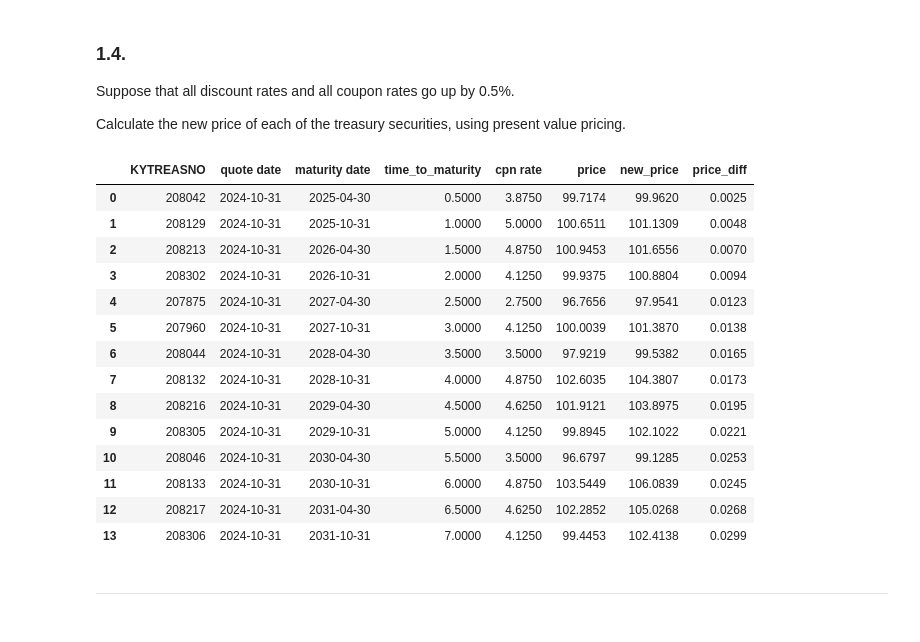
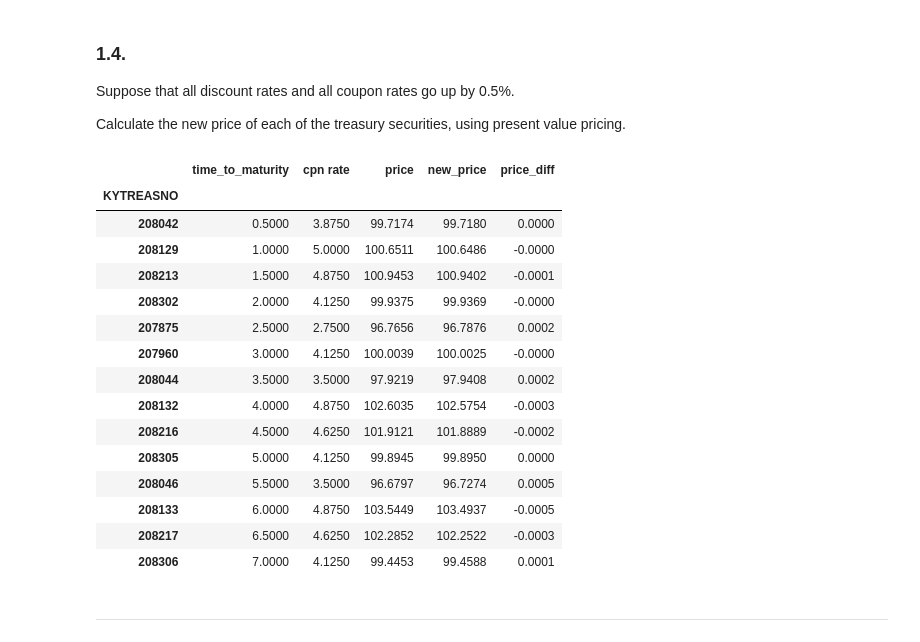
Before and after one commit to Scheffer888/finm-fixedincome-2025, a Jupyter notebook: homework/Homework 1 (Eduardo).ipynb, the cells around one changed output. Drawn from its saved outputs; the diff is of its cells as text; code cells hidden in the pictures.

```diff
--- a/homework/Homework 1 (Eduardo).ipynb
+++ b/homework/Homework 1 (Eduardo).ipynb
@@ -65,5 +70,5 @@ FILE_PATH = Path(config.DATA_DIR) / f"treasury_quotes_{QUOTE_DATE}.xlsx"
 # %%
 # Extract data:
-treasuries_df = pd.read_excel(FILE_PATH, sheet_name='selected quotes')
+treasuries_df = pd.read_excel(FILE_PATH, sheet_name='selected quotes', index_col=0)
 treasuries_df.head()
 # %% [output]
@@ -86,7 +92,7 @@ print(f'Analysis based on quotes from: {pd.to_datetime(t_curr_date):%Y-%m-%d}')
 Analysis based on quotes from: 2024-10-31
 # %%
 # Calculate cash flow matrix
-cf = calc_cashflows(treasuries_df)
+cf = calc_treasury_cashflows(treasuries_df)
 display(cf.head())
 
 # Adjust oct-30 to oct-31
@@ -103,7 +109,6 @@ for year in years:
         cf.rename(columns={coupon_col: principal_col}, inplace=True)
 
 print("\nDates-adjusted cashflow map:")
-display(cf.head())
-display(cf.tail())
+display(cf)
 # %% [output]
 |  | 2025-04-30 | 2025-10-30 | 2025-10-31 | 2026-04-30 | 2026-10-30 | 2026-10-31 | 2027-04-30 | 2027-10-30 | ... |
@@ -151,6 +184,5 @@ Make another plot, this time with the vertical axis displaying the
 # %%
-current_date = treasuries_df.loc[0, 'quote date']
-time_to_maturity = cf.columns - current_date
+time_to_maturity = cf.columns - t_curr_date
 time_to_maturity = np.round(time_to_maturity.days / 365, 2)
 
 fig = px.line(
@@ -161,11 +193,15 @@ fig = px.line(
 )
 fig.update_layout(
     showlegend=False,
-    yaxis_tickformat=".2f",
+    yaxis=dict(
+        tickformat=".4f",
+        gridcolor='lightgrey',
+        showgrid=True  # Ensure grid is enabled on the y-axis
+    )
 )
 fig.show()
 # %%
-int_rates = discount_to_int_rate(discount=z, time_to_maturity=time_to_maturity, n_compound=2)
+int_rates = discount_to_int_rate(discount=z, time_to_maturity=time_to_maturity, n_compound=COMPOUNDING_FREQ)
 
 fig = px.line(
     int_rates,
@@ -174,7 +210,11 @@ fig = px.line(
 )
 fig.update_layout(
     showlegend=False,
-    yaxis_tickformat=".2%",
+    yaxis=dict(
+        tickformat=".4f",
+        gridcolor='lightgrey',
+        showgrid=True  # Ensure grid is enabled on the y-axis
+    )
 )
 fig.show()
 # %% [markdown]
@@ -184,30 +224,33 @@ Suppose that all discount rates and all coupon rates go up by 0.5\%.
 
 Calculate the new price of each of the treasury securities, using present value pricing.
 # %%
-int_rates_up = (int_rates + 0.005).to_numpy().flatten()
-z_up = (int_rate_to_discount(interest_rate=int_rates_up, time_to_maturity=time_to_maturity, n_compound=2)).to_numpy()
-cf_up = (cf.where(cf == 0, cf + 0.5)).to_numpy()
+rADJ = .005
+
+int_rates_up = (int_rates + rADJ).to_numpy().flatten()
+z_up = (int_rate_to_discount(interest_rate=int_rates_up, time_to_maturity=time_to_maturity, n_compound=COMPOUNDING_FREQ)).to_numpy()
+cf_up = (cf.where(cf == 0, cf + rADJ/2*100)).to_numpy()
 
 treasuries_df['new_price'] = np.dot(cf_up, z_up).flatten()
 treasuries_df['price_diff'] = (treasuries_df['new_price'] - treasuries_df['price']) / treasuries_df['price']
 treasuries_df['time_to_maturity'] = time_to_maturity
-display(treasuries_df[['KYTREASNO', 'quote date', 'maturity date', 'time_to_maturity', 'cpn rate', 'price', 'new_price', 'price_diff']])
+display(treasuries_df[['time_to_maturity', 'cpn rate', 'price', 'new_price', 'price_diff']])
 # %% [output]
-|  | KYTREASNO | quote date | maturity date | time_to_maturity | cpn rate | price | new_price | price_diff |
-| 0 | 208042 | 2024-10-31 | 2025-04-30 | 0.5000 | 3.8750 | 99.7174 | 99.9620 | 0.0025 |
-| 1 | 208129 | 2024-10-31 | 2025-10-31 | 1.0000 | 5.0000 | 100.6511 | 101.1309 | 0.0048 |
-| 2 | 208213 | 2024-10-31 | 2026-04-30 | 1.5000 | 4.8750 | 100.9453 | 101.6556 | 0.0070 |
-| 3 | 208302 | 2024-10-31 | 2026-10-31 | 2.0000 | 4.1250 | 99.9375 | 100.8804 | 0.0094 |
-| 4 | 207875 | 2024-10-31 | 2027-04-30 | 2.5000 | 2.7500 | 96.7656 | 97.9541 | 0.0123 |
-| 5 | 207960 | 2024-10-31 | 2027-10-31 | 3.0000 | 4.1250 | 100.0039 | 101.3870 | 0.0138 |
-| 6 | 208044 | 2024-10-31 | 2028-04-30 | 3.5000 | 3.5000 | 97.9219 | 99.5382 | 0.0165 |
-| 7 | 208132 | 2024-10-31 | 2028-10-31 | 4.0000 | 4.8750 | 102.6035 | 104.3807 | 0.0173 |
-| 8 | 208216 | 2024-10-31 | 2029-04-30 | 4.5000 | 4.6250 | 101.9121 | 103.8975 | 0.0195 |
-| 9 | 208305 | 2024-10-31 | 2029-10-31 | 5.0000 | 4.1250 | 99.8945 | 102.1022 | 0.0221 |
-| 10 | 208046 | 2024-10-31 | 2030-04-30 | 5.5000 | 3.5000 | 96.6797 | 99.1285 | 0.0253 |
-| 11 | 208133 | 2024-10-31 | 2030-10-31 | 6.0000 | 4.8750 | 103.5449 | 106.0839 | 0.0245 |
-| 12 | 208217 | 2024-10-31 | 2031-04-30 | 6.5000 | 4.6250 | 102.2852 | 105.0268 | 0.0268 |
-| 13 | 208306 | 2024-10-31 | 2031-10-31 | 7.0000 | 4.1250 | 99.4453 | 102.4138 | 0.0299 |
+|  | time_to_maturity | cpn rate | price | new_price | price_diff |
+| KYTREASNO |  |  |  |  |  |
+| 208042 | 0.5000 | 3.8750 | 99.7174 | 99.7180 | 0.0000 |
+| 208129 | 1.0000 | 5.0000 | 100.6511 | 100.6486 | -0.0000 |
+| 208213 | 1.5000 | 4.8750 | 100.9453 | 100.9402 | -0.0001 |
+| 208302 | 2.0000 | 4.1250 | 99.9375 | 99.9369 | -0.0000 |
+| 207875 | 2.5000 | 2.7500 | 96.7656 | 96.7876 | 0.0002 |
+| 207960 | 3.0000 | 4.1250 | 100.0039 | 100.0025 | -0.0000 |
+| 208044 | 3.5000 | 3.5000 | 97.9219 | 97.9408 | 0.0002 |
+| 208132 | 4.0000 | 4.8750 | 102.6035 | 102.5754 | -0.0003 |
+| 208216 | 4.5000 | 4.6250 | 101.9121 | 101.8889 | -0.0002 |
+| 208305 | 5.0000 | 4.1250 | 99.8945 | 99.8950 | 0.0000 |
+| 208046 | 5.5000 | 3.5000 | 96.6797 | 96.7274 | 0.0005 |
+| 208133 | 6.0000 | 4.8750 | 103.5449 | 103.4937 | -0.0005 |
+| 208217 | 6.5000 | 4.6250 | 102.2852 | 102.2522 | -0.0003 |
+| 208306 | 7.0000 | 4.1250 | 99.4453 | 99.4588 | 0.0001 |
 # %% [markdown]
 ***
 # %% [markdown]
```
Also changed, not shown: parts of 38 cells of this notebook, 3 other files.
